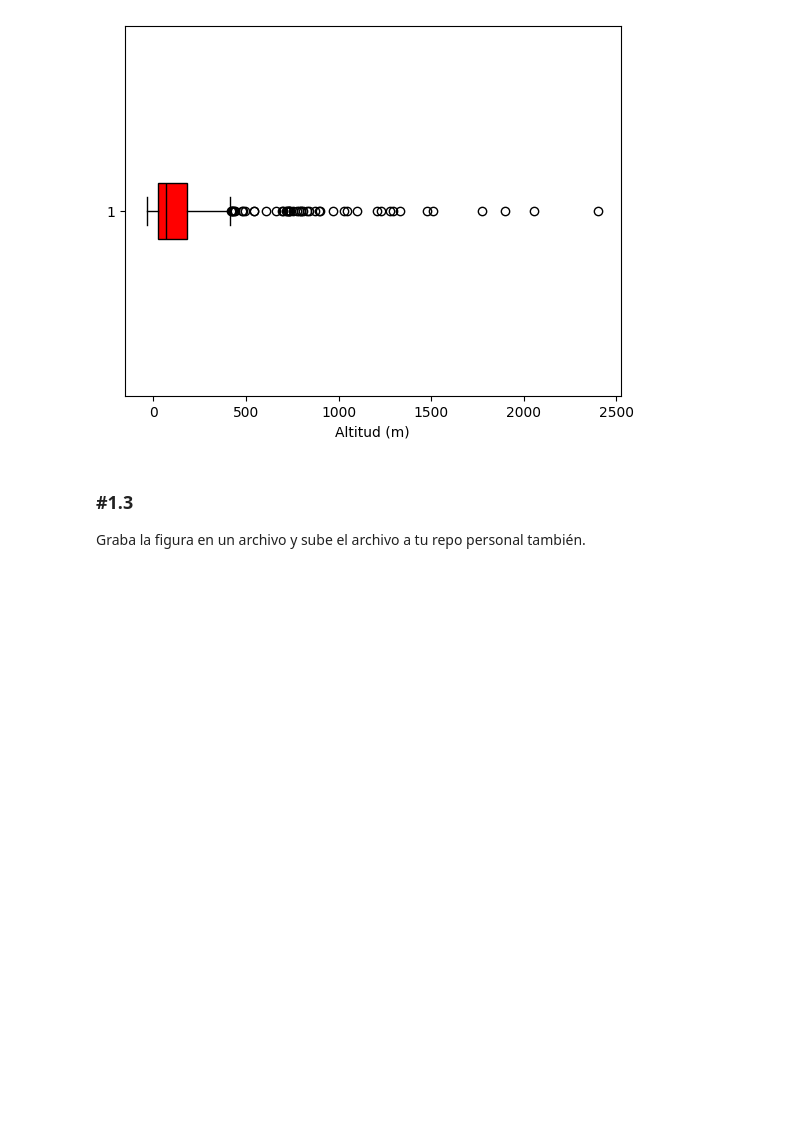
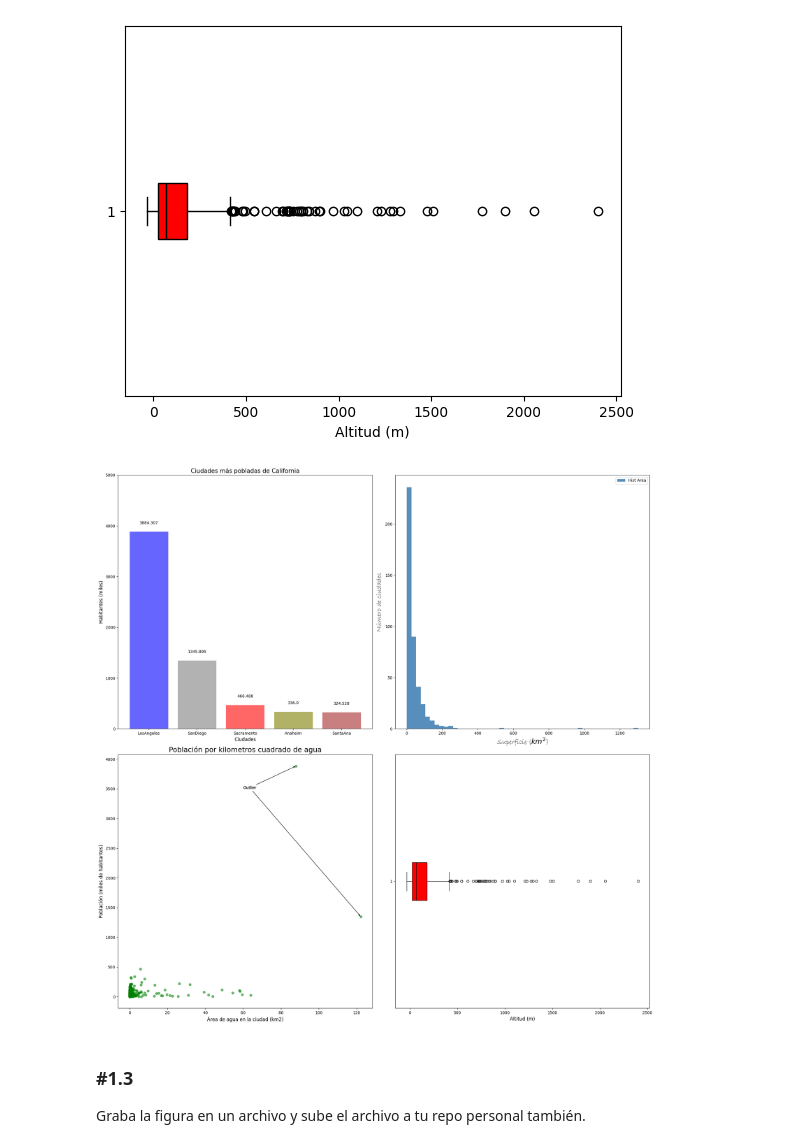
Before and after one commit to PepeReinaCampo/ONLINE_DS_THEBRIDGE_PEPE-REINA, a Jupyter notebook: Sprint_8/Unidad_1/obligatoria/18_Practica_Obligatoria_Visualizacion_Basica.ipynb, the cells around one changed output. Drawn from its saved outputs; the diff is of its cells as text; code cells hidden in the pictures; blank space fills up the shorter version.

```diff
--- a/Sprint_8/Unidad_1/obligatoria/18_Practica_Obligatoria_Visualizacion_Basica.ipynb
+++ b/Sprint_8/Unidad_1/obligatoria/18_Practica_Obligatoria_Visualizacion_Basica.ipynb
@@ -144,6 +144,44 @@ plt.boxplot(data_box, vert=False, patch_artist=True, boxprops={"facecolor": "red
 plt.xlabel("Altitud (m)");
 # %% [output]
 [figure]
+# %%
+fig, ax = plt.subplots(2, 2, figsize=(20, 20))
+textos = np.full(fill_value= None, shape= ax.shape)
+plt.gcf().set_facecolor('white')
+
+ax[0, 0].bar(ciudades, poblacion, color=colores, alpha=0.6)
+ax[0, 0].set_yticks(np.arange(0, 5001, 1000))
+ax[0, 0].set_title("Ciudades más pobladas de California",fontsize=15)
+ax[0, 0].set_xlabel("Ciudades",fontsize=12)
+ax[0, 0].set_ylabel("Habitantes (miles)",fontsize=12)
+for index, row in sele_top.iterrows():
+    ax[0, 0].text(row["city"], row["Poblacion en miles"] + 150, str(row["Poblacion en miles"]), ha='center')
+
+
+ax[0, 1].hist(data_his, bins=50, color="steelblue", label="Hist Area", alpha=0.9)
+ax[0, 1].set_xlabel("Superficie ($km^2$)", fontname="Bradley Hand ITC", fontsize=18)
+ax[0, 1].set_ylabel("Número de ciudades", fontname="Bradley Hand ITC", fontsize=18)
+ax[0, 1].legend()
+
+ax[1,0].scatter(df_inter["area_water_km2"],df_inter["Poblacion en miles"] , alpha= 0.55, color="green")
+
+ax[1,0].annotate("Outlier", xy=(x_outliner_max_poblacion, y_outliner_max_poblacion),
+             xytext=(60, 3500),
+             arrowprops={"arrowstyle": "->"})
+
+ax[1,0].annotate("Outlier", xy=(x_outliner_max_area, y_outliner_max_area),
+             xytext=(60, 3500),
+             arrowprops={"arrowstyle": "->"})
+ax[1,0].set_title("Población por kilometros cuadrado de agua",fontsize=18)
+ax[1,0].set_xlabel("Área de agua en la ciudad (km2)",fontsize=12)
+ax[1,0].set_ylabel("Población (miles de habitantes)",fontsize=12);
+
+ax[1,1].boxplot(data_box, vert=False, patch_artist=True, boxprops={"facecolor": "red", "edgecolor": "black"}, medianprops={"color": "black"})
+ax[1,1].set_xlabel("Altitud (m)",fontsize=12);
+plt.tight_layout()
+fig.savefig("Imagen_obligatoria.png")
+# %% [output]
+[figure, added]
 # %% [markdown]
 ### #1.3
 
```
